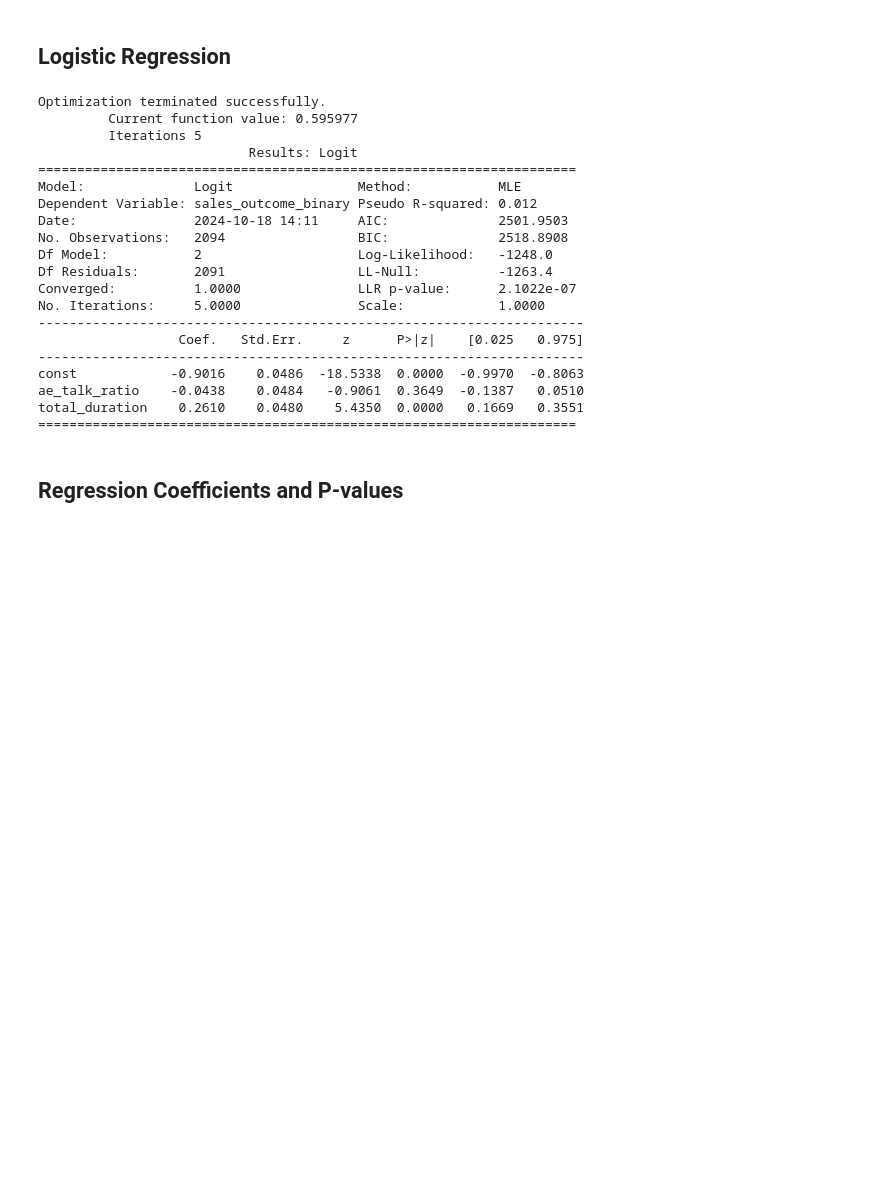
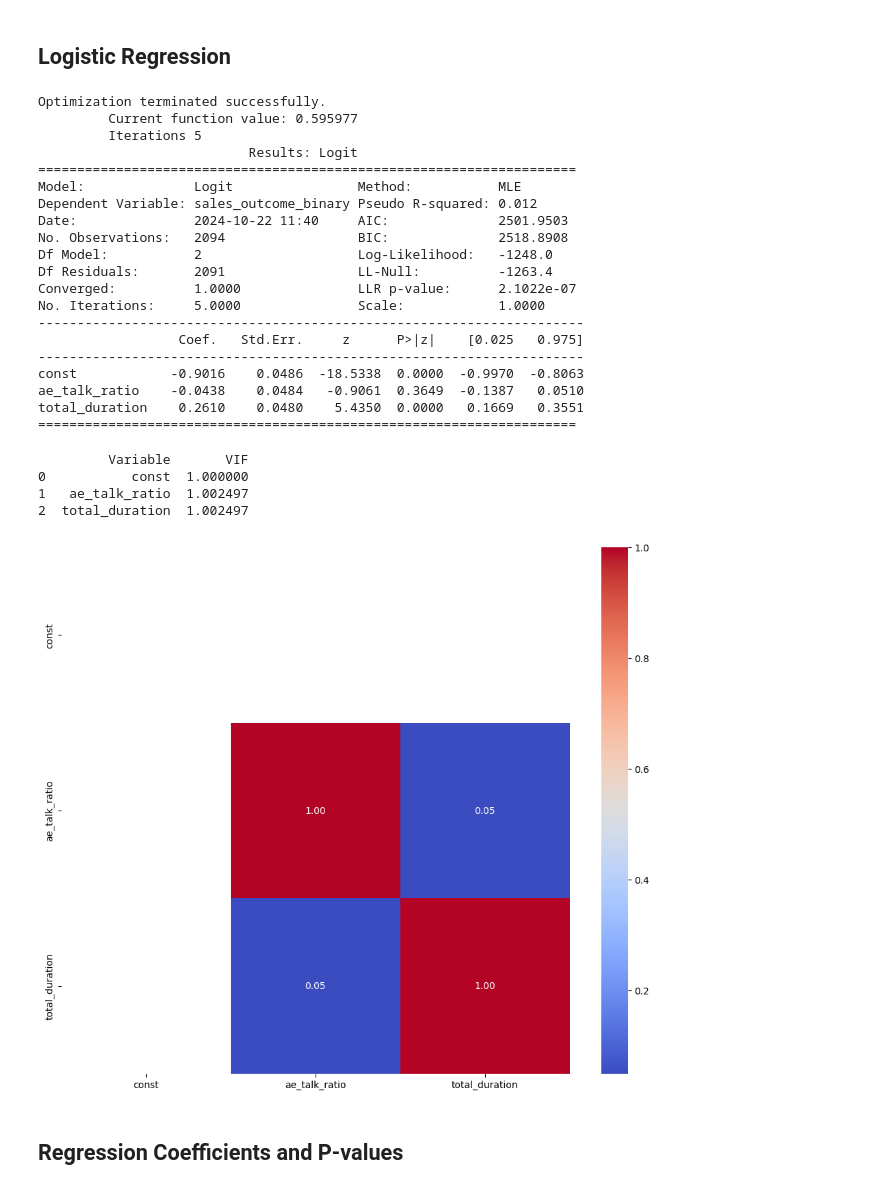
Before and after one commit to MyamazonguyGithub/sales-meetings-report, a Jupyter notebook: talk_to_listen_ratio.ipynb, the cells around one changed output. Cells and saved outputs as stored; diff of their text form; code cells hidden in the pictures; blank space fills up the shorter version.

```diff
--- a/talk_to_listen_ratio.ipynb
+++ b/talk_to_listen_ratio.ipynb
@@ -60,28 +76,25 @@ corr_df = pd.DataFrame(corr_list)
 # %% [markdown]
 ## Logistic Regression
 # %%
-import pandas as pd
-import statsmodels.api as sm
-from sklearn.preprocessing import StandardScaler
-
-# Ensure no missing values in the relevant columns
-talk_listen_df = talk_listen_df.dropna(subset=['ae_talk_ratio', 'total_duration', 'sales_outcome_binary'])
-
-# Define the predictors and the target variable
-X_new = talk_listen_df[['ae_talk_ratio', 'total_duration']]
+# Logistic Regression
+# Define predictors and target variable
+X = talk_listen_df[variables]
 y = talk_listen_df['sales_outcome_binary']
 
 # Standardize the predictors
 scaler = StandardScaler()
-X_scaled_array = scaler.fit_transform(X_new)
-X_scaled = pd.DataFrame(X_scaled_array, columns=X_new.columns, index=X_new.index)
+X_scaled_array = scaler.fit_transform(X)
+X_scaled = pd.DataFrame(X_scaled_array, columns=X.columns, index=X.index)
 
 # Add constant term for intercept
 X_scaled = sm.add_constant(X_scaled)
 
+# Align X_scaled and y to ensure indices match
+X_scaled, y = X_scaled.align(y, join='inner', axis=0)
+
 # Fit the logistic regression model
 logit_model = sm.Logit(y, X_scaled)
-result = logit_model.fit(method='newton', maxiter=200)
+result = logit_model.fit(method='newton', maxiter=100)
 
 # Get the summary of regression results
 regression_summary = result.summary2().tables[1]
@@ -94,7 +107,7 @@ Optimization terminated successfully.
 =====================================================================
 Model:              Logit                Method:           MLE
 Dependent Variable: sales_outcome_binary Pseudo R-squared: 0.012
-Date:               2024-10-18 14:11     AIC:              2501.9503
+Date:               2024-10-22 11:40     AIC:              2501.9503
 No. Observations:   2094                 BIC:              2518.8908
 Df Model:           2                    Log-Likelihood:   -1248.0
 Df Residuals:       2091                 LL-Null:          -1263.4
@@ -107,6 +120,31 @@ const            -0.9016    0.0486  -18.5338  0.0000  -0.9970  -0.8063
 ae_talk_ratio    -0.0438    0.0484   -0.9061  0.3649  -0.1387   0.0510
 total_duration    0.2610    0.0480    5.4350  0.0000   0.1669   0.3551
 =====================================================================
+# %%
+# Calculate VIF for each variable
+from statsmodels.stats.outliers_influence import variance_inflation_factor
+
+# Assuming X_scaled is your predictors DataFrame
+vif_data = pd.DataFrame()
+vif_data['Variable'] = X_scaled.columns
+vif_data['VIF'] = [variance_inflation_factor(X_scaled.values, i) for i in range(X_scaled.shape[1])]
+
+print(vif_data)
+# %% [output]
+         Variable       VIF
+0           const  1.000000
+1   ae_talk_ratio  1.002497
+2  total_duration  1.002497
+# %%
+import seaborn as sns
+import matplotlib.pyplot as plt
+
+corr_matrix = X_scaled.corr()
+plt.figure(figsize=(12, 10))
+sns.heatmap(corr_matrix, annot=True, fmt=".2f", cmap='coolwarm')
+plt.show()
+# %% [output]
+[figure, added]
 # %% [markdown]
 ## Regression Coefficients and P-values
 # %%
```
Also changed, not shown: parts of 5 cells of this notebook, 1 other file.
